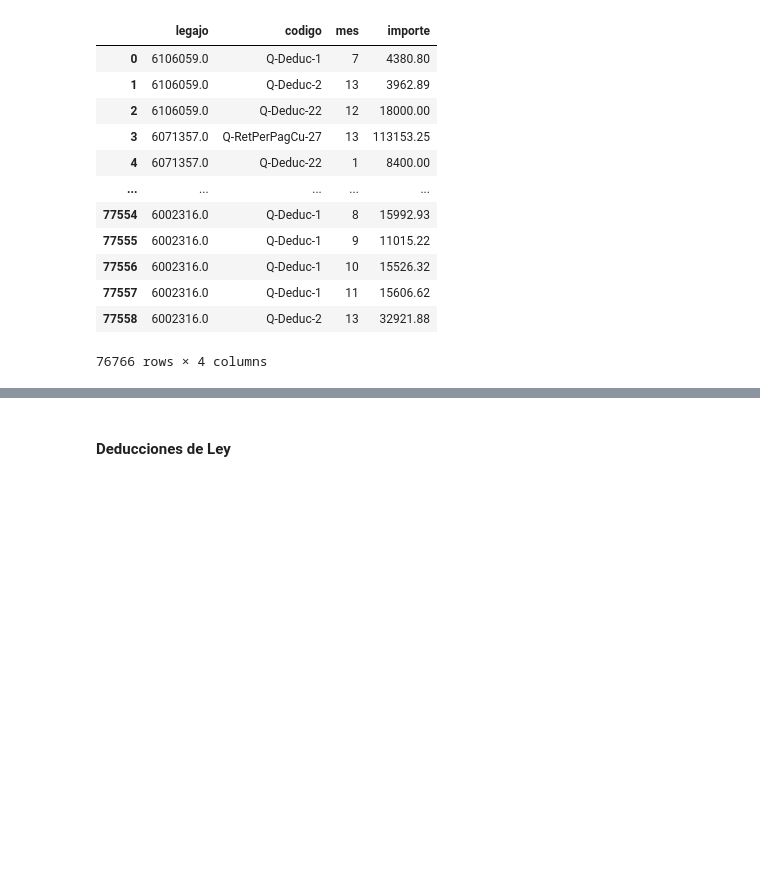
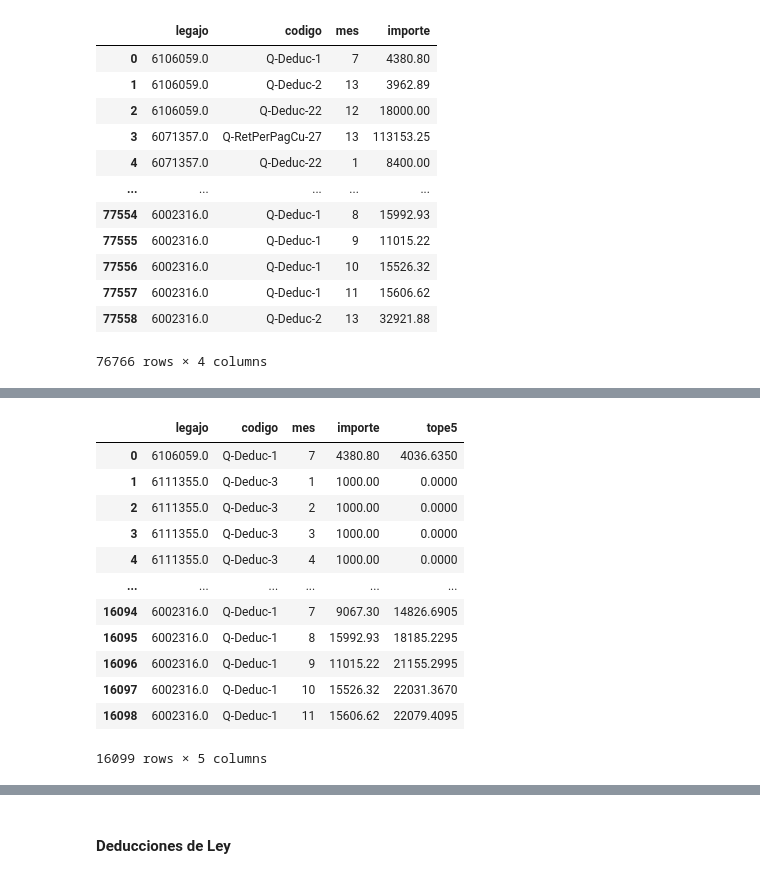
Before and after one commit to casasrodri/ganancias-cuarta-categoria, a Jupyter notebook: 3-Cálculo deducc.ipynb, the cells around one changed output, grey strips where cells are left out. Saved outputs shown, nothing was run; the diff lists cells and outputs as text; code cells hidden in the pictures; blank space fills up the shorter version.

Commit message:
572 con topes fijos y variables

```diff
--- a/3-Cálculo deducc.ipynb
+++ b/3-Cálculo deducc.ipynb
@@ -99,0 +149,3 @@ prorrateos
+# %%
+f572_sin_tope = f572[~f572['codigo'].isin(cod_tope)]
+f572_sin_tope
@@ -99,0 +168,3 @@ prorrateos
+# %%
+deduc_tope_fijo = f572[f572['codigo'].isin(cod_tope_fijo)]
+deduc_tope_fijo
@@ -99,0 +185,9 @@ prorrateos
+# %%
+df = deduc_tope_fijo.merge(df_topes_fijos, how='left', on='codigo')
+
+df['tope_aplicable'] = np.where(df['mes'].eq(13), df['tope_anual'], df['tope_anual'] / 12)
+
+df['topeado'] = df[['importe','tope_aplicable']].min(axis=1)
+df = df[['legajo', 'codigo', 'mes', 'topeado']]
+f572_tope_fijo = df.rename(columns={'topeado': 'importe'})
+f572_tope_fijo
@@ -99,0 +210,17 @@ prorrateos
+# %%
+subtotal_conceptos = pd.concat([cwtr, f572_sin_tope, f572_tope_fijo, prorrateos])
+
+df = subtotal_conceptos
+df['legajo'] = df['legajo'].astype('int64')
+
+df['Suma'] = np.where(df['codigo'].isin(conceptos.listar('TopeVarDI', '+')), df['importe'], 0)
+df['Resta'] = np.where(df['codigo'].isin(conceptos.listar('TopeVarDI', '-')), df['importe'], 0)
+df['GanNetaTope5'] = df['Suma'] - df['Resta']
+df['tope5'] = df['GanNetaTope5'] * 0.05
+
+df = df.groupby(['legajo','mes'])['tope5'].sum().reset_index()
+df['cero'] = 0
+df['tope5'] = df[['tope5','cero']].max(axis=1)
+
+tope_5_mensual = df[['legajo', 'mes', 'tope5']]
+tope_5_mensual
@@ -99,0 +241,19 @@ prorrateos
+# %%
+deduc_tope_var = f572[f572['codigo'].isin(cod_tope_var)]
+
+deduc_tope_var = deduc_tope_var.merge(tope_5_mensual, how='left', on=['legajo', 'mes'])
+deduc_tope_var
+# %% [output]
+|  | legajo | codigo | mes | importe | tope5 |
+| 0 | 6106059.0 | Q-Deduc-1 | 7 | 4380.80 | 4036.6350 |
+| 1 | 6111355.0 | Q-Deduc-3 | 1 | 1000.00 | 0.0000 |
+| 2 | 6111355.0 | Q-Deduc-3 | 2 | 1000.00 | 0.0000 |
+| 3 | 6111355.0 | Q-Deduc-3 | 3 | 1000.00 | 0.0000 |
+| 4 | 6111355.0 | Q-Deduc-3 | 4 | 1000.00 | 0.0000 |
+| ... | ... | ... | ... | ... | ... |
+| 16094 | 6002316.0 | Q-Deduc-1 | 7 | 9067.30 | 14826.6905 |
+| 16095 | 6002316.0 | Q-Deduc-1 | 8 | 15992.93 | 18185.2295 |
+| 16096 | 6002316.0 | Q-Deduc-1 | 9 | 11015.22 | 21155.2995 |
+| 16097 | 6002316.0 | Q-Deduc-1 | 10 | 15526.32 | 22031.3670 |
+| 16098 | 6002316.0 | Q-Deduc-1 | 11 | 15606.62 | 22079.4095 |
+16099 rows × 5 columns
```
Also changed, not shown: parts of 17 cells of this notebook, 2 other files.
